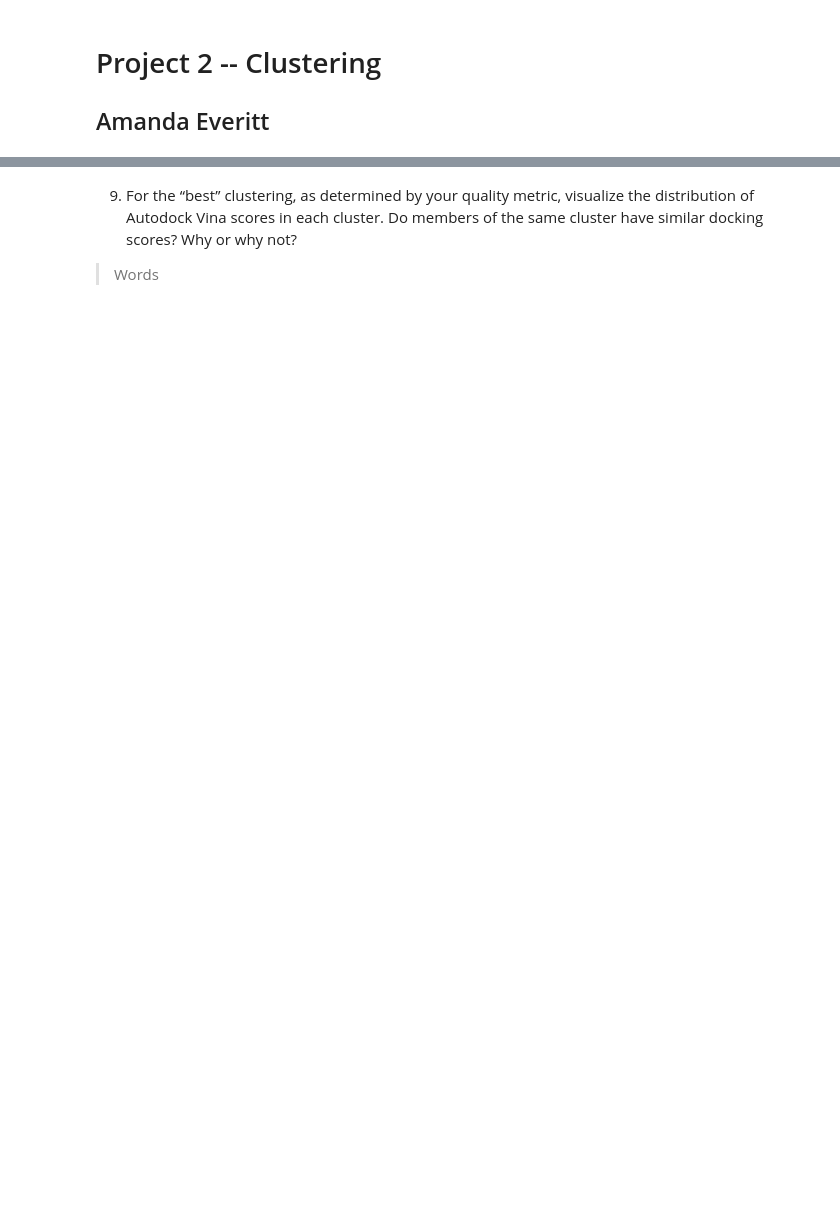
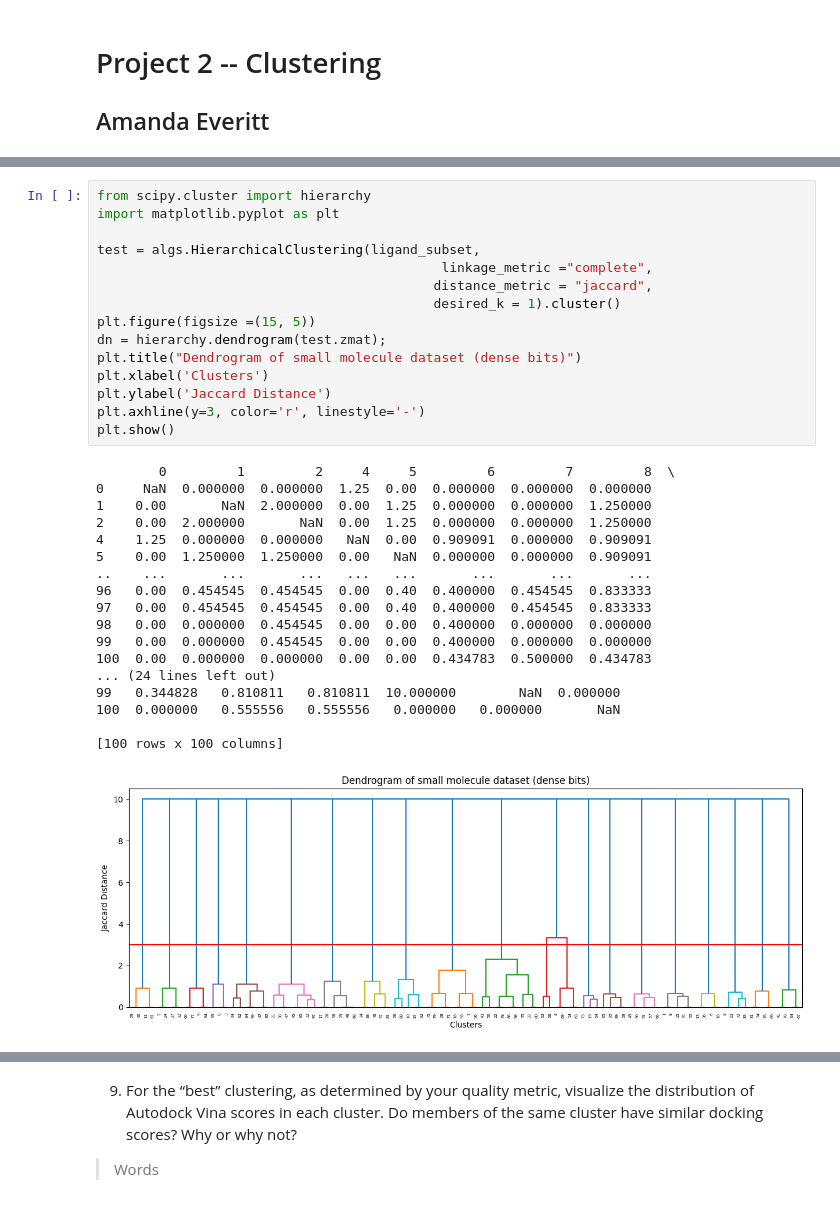
Before and after one commit to aseveritt/BMI203_Project2, a Jupyter notebook: Amanda_Everitt_BMI203_HW2.ipynb, the cells around one changed output, grey strips where cells are left out. Cells and saved outputs as stored; diff of their text form; blank space fills up the shorter version.

```diff
--- a/Amanda_Everitt_BMI203_HW2.ipynb
+++ b/Amanda_Everitt_BMI203_HW2.ipynb
@@ -28,0 +259,34 @@
+# %%
+from scipy.cluster import hierarchy
+import matplotlib.pyplot as plt
+
+test = algs.HierarchicalClustering(ligand_subset,
+                                            linkage_metric ="complete",
+                                           distance_metric = "jaccard",
+                                           desired_k = 1).cluster()
+plt.figure(figsize =(15, 5))
+dn = hierarchy.dendrogram(test.zmat);
+plt.title("Dendrogram of small molecule dataset (dense bits)")
+plt.xlabel('Clusters')
+plt.ylabel('Jaccard Distance')
+plt.axhline(y=3, color='r', linestyle='-')
+plt.show()
+# %% [output]
+        0         1         2     4     5         6         7         8  \
+0     NaN  0.000000  0.000000  1.25  0.00  0.000000  0.000000  0.000000
+1    0.00       NaN  2.000000  0.00  1.25  0.000000  0.000000  1.250000
+2    0.00  2.000000       NaN  0.00  1.25  0.000000  0.000000  1.250000
+4    1.25  0.000000  0.000000   NaN  0.00  0.909091  0.000000  0.909091
+5    0.00  1.250000  1.250000  0.00   NaN  0.000000  0.000000  0.909091
+..    ...       ...       ...   ...   ...       ...       ...       ...
+96   0.00  0.454545  0.454545  0.00  0.40  0.400000  0.454545  0.833333
+97   0.00  0.454545  0.454545  0.00  0.40  0.400000  0.454545  0.833333
+98   0.00  0.000000  0.454545  0.00  0.00  0.400000  0.000000  0.000000
+99   0.00  0.000000  0.454545  0.00  0.00  0.400000  0.000000  0.000000
+100  0.00  0.000000  0.000000  0.00  0.00  0.434783  0.500000  0.434783
+... (24 lines left out)
+99   0.344828   0.810811   0.810811  10.000000        NaN  0.000000
+100  0.000000   0.555556   0.555556   0.000000   0.000000       NaN
+
+[100 rows x 100 columns]
+[figure, added]
```
Also changed, not shown: parts of 33 cells of this notebook, 36 other files.
